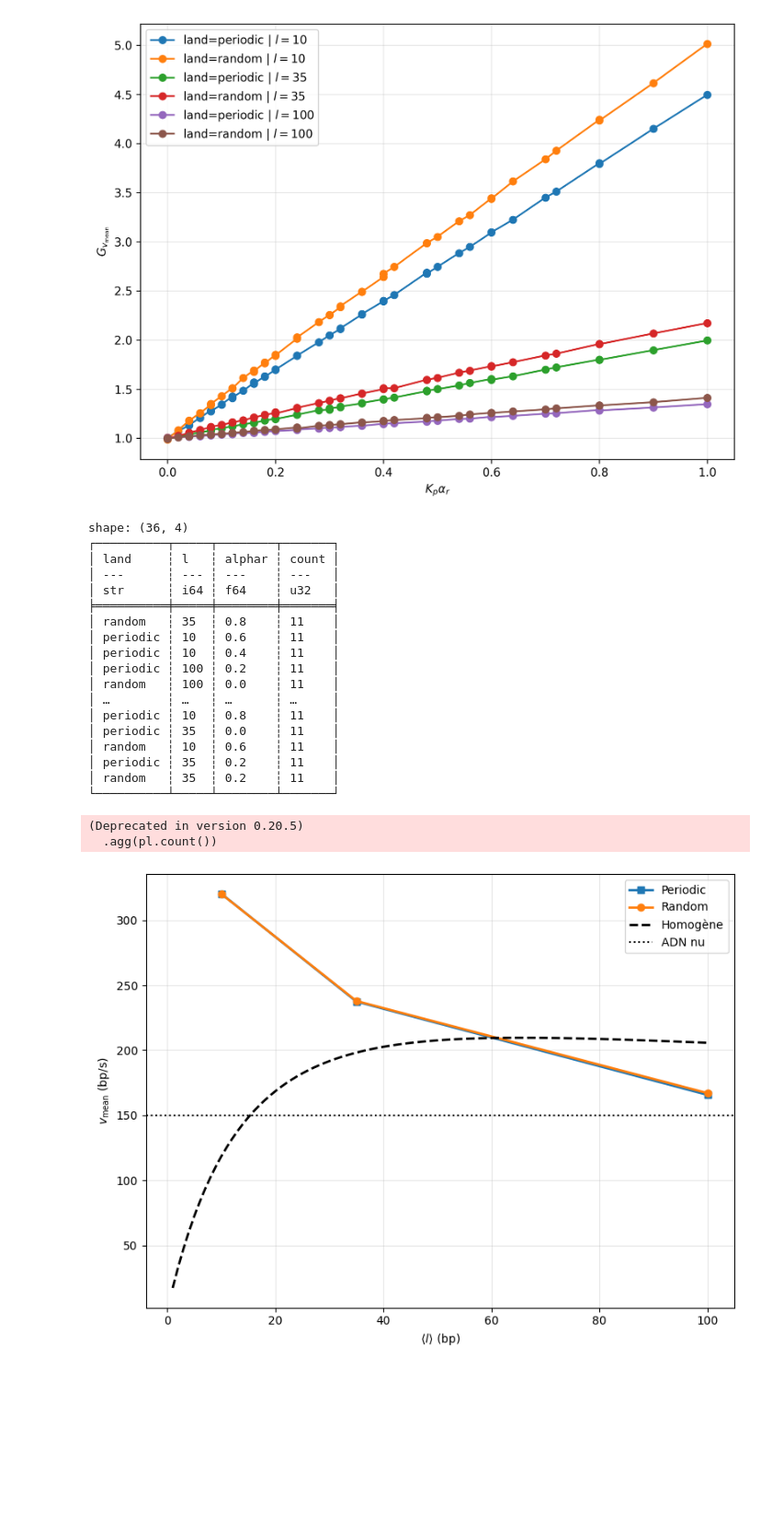
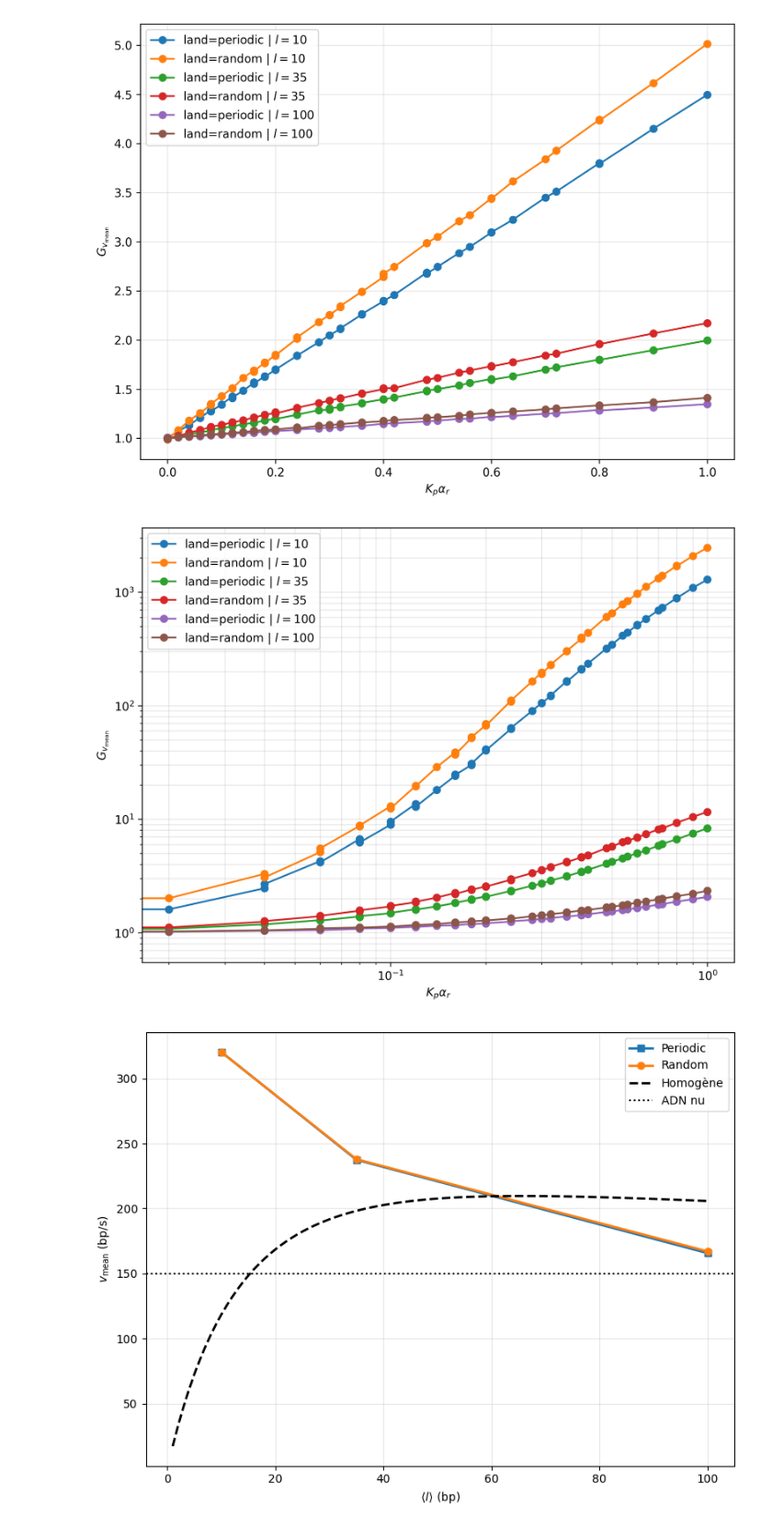
Before and after one commit to npelletbossot/nucleo, a Jupyter notebook: notebooks/work/fact_bis.ipynb, the cells around one changed output. Shown at 92% size. Drawn from its saved outputs; the diff is of its cells as text; code cells hidden in the pictures; blank space fills up the shorter version.

```diff
--- a/notebooks/work/fact_bis.ipynb
+++ b/notebooks/work/fact_bis.ipynb
@@ -243,32 +284,49 @@ plt.show()
 # %% [output]
 [figure]
 # %%
-print(
-    df_passive.group_by(["land", "l", "alphar"])
-    .agg(pl.count())
-    .filter(pl.col("count") > 1)
-)
+plt.figure(figsize=(8, 6), dpi=300)
+
+ls = np.unique(df_passive["l"].to_numpy())
+
+for l in ls:
+    for land in landscapes:
+
+        df_land = df_passive.filter(
+            (pl.col("land") == land) &
+            (pl.col("l") == l)
+        )
+
+        v_base = df_passive.filter(
+            (pl.col("alphar") == 0) &
+            (pl.col("land") == land) &
+            (pl.col("l") == l)
+        )["vc_mean"].to_numpy()[0]
+
+        Kp_alphar = (
+            df_land["Kp"].to_numpy()
+            * df_land["alphar"].to_numpy()
+        )
+
+        gain = df_land["vc_mean"].to_numpy() / v_base
+
+        order = np.argsort(Kp_alphar)
+
+        plt.plot(
+            Kp_alphar[order],
+            gain[order],
+            marker="o",
+            label=f"land={land} | $l={l}$"
+        )
+
+plt.xlabel(r"$K_p \alpha_r$")
+plt.ylabel(r"$G_{v_{\mathrm{mean}}}$")
+plt.grid(True, alpha=0.30, which="both")
+plt.loglog(True)
+plt.legend()
+plt.tight_layout()
+plt.show()
 # %% [output]
-shape: (36, 4)
-┌──────────┬─────┬────────┬───────┐
-│ land     ┆ l   ┆ alphar ┆ count │
-│ ---      ┆ --- ┆ ---    ┆ ---   │
-│ str      ┆ i64 ┆ f64    ┆ u32   │
-╞══════════╪═════╪════════╪═══════╡
-│ random   ┆ 35  ┆ 0.8    ┆ 11    │
-│ periodic ┆ 10  ┆ 0.6    ┆ 11    │
-│ periodic ┆ 10  ┆ 0.4    ┆ 11    │
-│ periodic ┆ 100 ┆ 0.2    ┆ 11    │
-│ random   ┆ 100 ┆ 0.0    ┆ 11    │
-│ …        ┆ …   ┆ …      ┆ …     │
-│ periodic ┆ 10  ┆ 0.8    ┆ 11    │
-│ periodic ┆ 35  ┆ 0.0    ┆ 11    │
-│ random   ┆ 10  ┆ 0.6    ┆ 11    │
-│ periodic ┆ 35  ┆ 0.2    ┆ 11    │
-│ random   ┆ 35  ┆ 0.2    ┆ 11    │
-└──────────┴─────┴────────┴───────┘
-(Deprecated in version 0.20.5)
-  .agg(pl.count())
+[figure, added]
 # %%
 # - En paires de base -----
 
```
Also changed, not shown: parts of 1 cell of this notebook, 7 other files.
